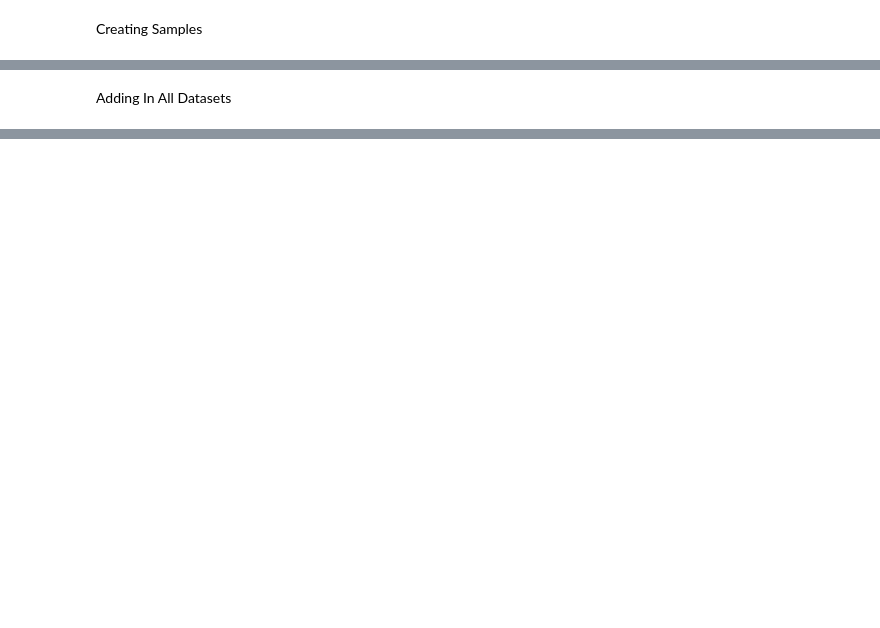
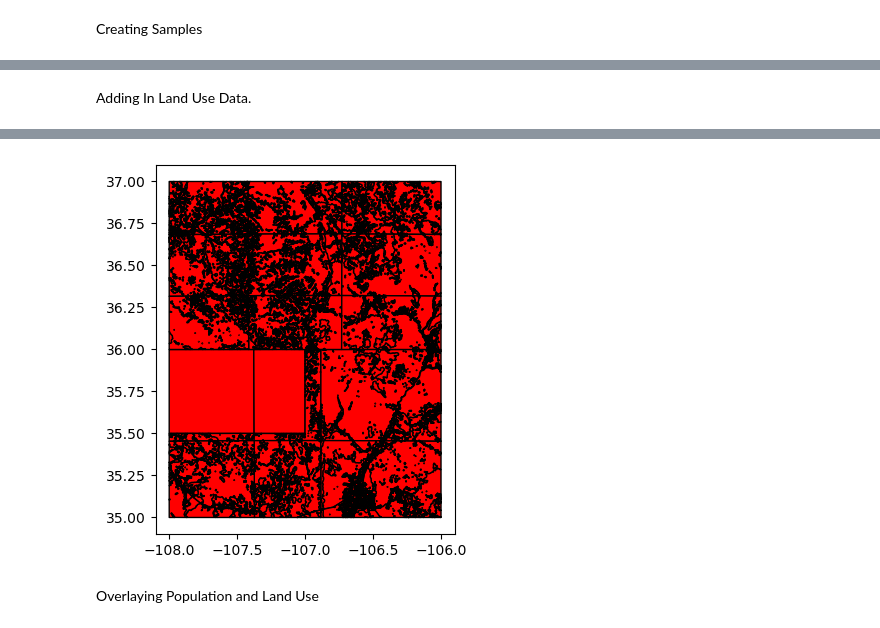
Before and after one commit to MaxwellMoshier/Research-Project, a Jupyter notebook: Research Project.ipynb, the cells around one changed output, grey strips where cells are left out. Drawn from its saved outputs; the diff is of its cells as text; code cells hidden in the pictures; blank space fills up the shorter version.

```diff
--- a/Research Project.ipynb
+++ b/Research Project.ipynb
@@ -152,11 +172,48 @@ print(SamplePop.head())
 # %% [markdown]
-Adding In All Datasets
+Adding In Land Use Data.
 # %%
 #Adding Land Use data to sample populations base layer.
 from json import encoder
 
 from sklearn.preprocessing import OneHotEncoder
-
+land_use_categories = {
+    11: "Residential",
+    12: "Commercial and Services",
+    13: "Industrial",
+    14: "Transportation, Communications and Utilities",
+    15: "Industrial and Commercial Complexes",
+    16: "Mixed Urban or Built-up Land",
+    17: "Other Urban or Built-up Land",
+    21: "Cropland and Pasture",
+    22: "Orchards, Groves, Vineyards, Nurseries, and Ornamental Horticultural Areas",
+    23: "Confined Feeding Operations",
+    24: "Other Agricultural Land",
+    31: "Herbaceous Rangeland",
+    32: "Shrub and Brush Rangeland",
+    33: "Mixed Rangeland",
+    41: "Deciduous Forest Land",
+    42: "Evergreen Forest Land",
+    43: "Mixed Forest Land",
+    51: "Streams and Canals",
+    52: "Lakes",
+    53: "Reservoirs",
+    54: "Bays and Estuaries",
+    61: "Forested Wetland",
+    62: "Nonforested Wetland",
+    71: "Dry Salt Flats",
+    72: "Beaches",
+    73: "Sandy Areas Other than Beaches",
+    74: "Bare Exposed Rock",
+    75: "Strip Mines, Quarries, and Gravel Pits",
+    76: "Transitional Areas",
+    77: "Mixed Barren Land",
+    81: "Shrub and Brush Tundra",
+    82: "Herbaceous Tundra",
+    83: "Bare Ground",
+    84: "Wet Tundra 85 Mixed Tundra",
+    91: "Perennial Ice/Snow",
+    92: "Glaciers"
+}
 
 Albaquerque_LandUse = gpd.read_file("C:\\Users\\mmosh\\Research-Project\\Land Use\\Albuq.shp")
 Espanola_LandUse = gpd.read_file("C:\\Users\mmosh\\Research-Project\\Land Use\\aztec.shp")
@@ -174,30 +231,18 @@ merged.to_file(LU_output)
 
 LandUse = gpd.read_file(LU_output)
 LandUse.plot(edgecolor='black', color='red')
-L_U = pd.Dataframe({
-    "LUCODE": LandUse["11", "12", "13", "14", "15", "16", "17", "21", "22", "23", "24", "31", "32", "33", "41", "42", "43", "51", "52", "53", "54", "61", "62", "71", "72", "73", "74", "75", "76", "77", "81", "82", "83", "84", "91", "92",]
+
+L_U = pd.DataFrame({
+    "LUCODE": LandUse["LUCODE"]
 })
 
-encoder1= OneHotEncoder(sparse=False)
-encoded_array1= encoder.fit_transform(L_U[["LUCODE"]])
+encoder1= OneHotEncoder(sparse_output=False)
+encoded_array1= encoder1.fit_transform(L_U[["LUCODE"]])
 
-encoded_df = LandUse.Dataframe(
+encoded_df = pd.DataFrame(
     encoded_array1,
-    columns=encoder.get_feature_names_out(["LUCODE"])
+    columns=encoder1.get_feature_names_out(["LUCODE"])
 )
 
 print(encoded_df)
-
-LandUse = LandUse.to_crs(SamplePop.crs)
-joined1 = gpd.sjoin(SamplePop, LandUse, how="inner", predicate='intersects')
-print(joined1.head())
-joined1.to_file(r"C:\Users\mmosh\Research-Project\Tabulation\joined_output.shp")
-
-#This is for when training and testing the data.
-#from sklearn.preprocessing import OneHotEncoder
-
-#encoder = OneHotEncoder(handle_unknown="ignore", sparse=False)
-
-#X_train_encoded = encoder.fit_transform(X_train[["categorical_column"]])
-
-#X_test_encoded = encoder.transform(X_test[["categorical_column"]])
+# %% [output]
@@ -203,0 +266,3 @@ joined1.to_file(r"C:\Users\mmosh\Research-Project\Tabulation\joined_output.shp")
+[figure, added]
+# %% [markdown]
+Overlaying Population and Land Use
```
Also changed, not shown: parts of 4 cells of this notebook, 5 other files.
